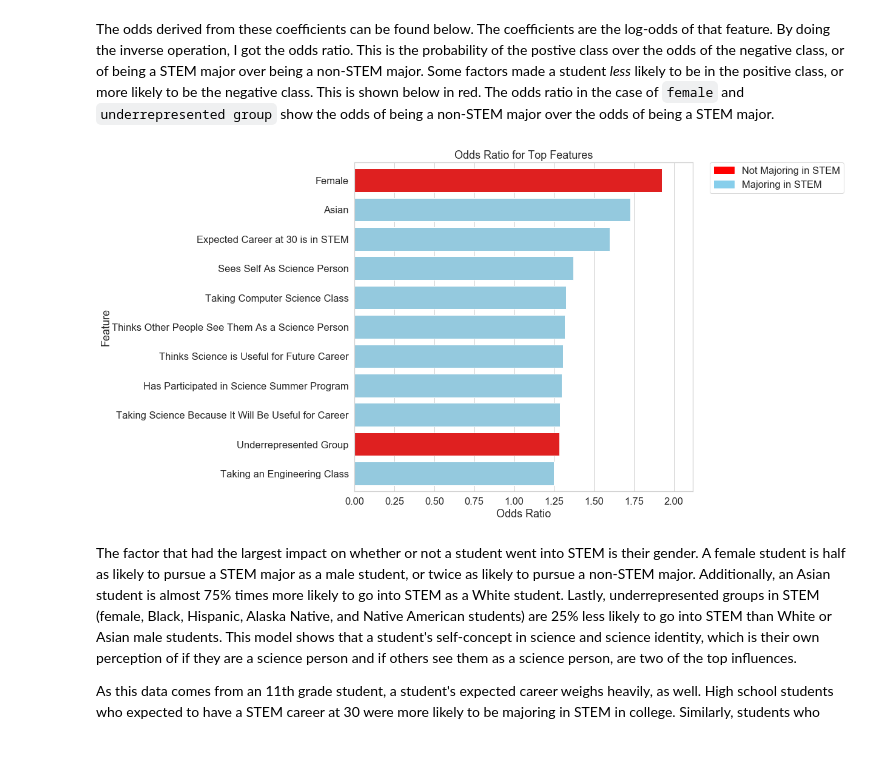
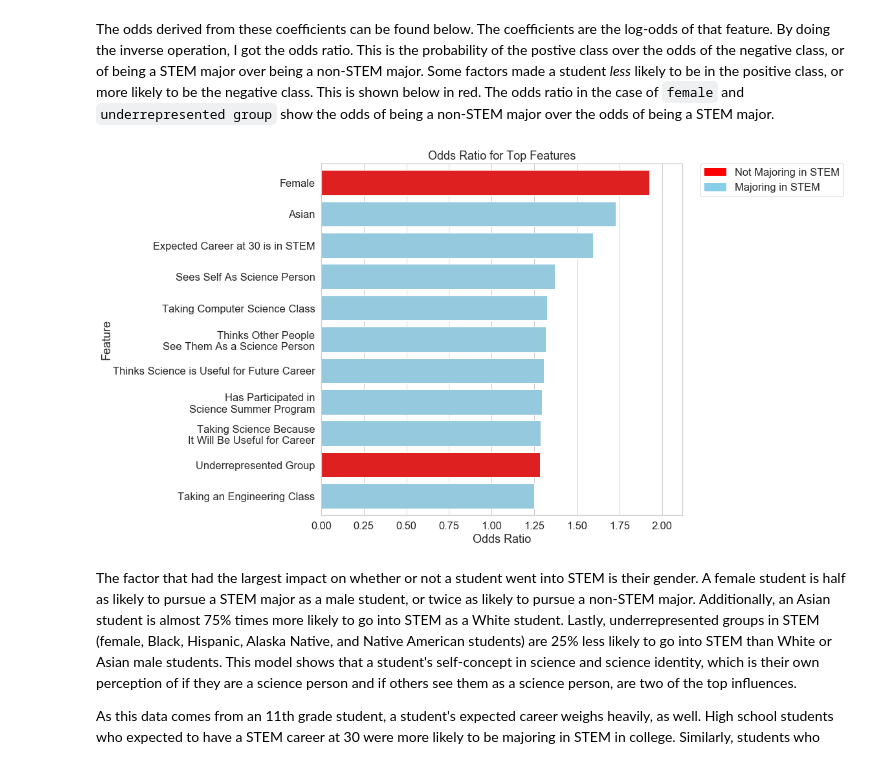
Before and after one commit to laurenphipps/STEM-majors, a Jupyter notebook: Final_Notebook.ipynb, the cells around one changed output. Saved outputs shown, nothing was run; the diff lists cells and outputs as text; code cells hidden in the pictures.

```diff
--- a/Final_Notebook.ipynb
+++ b/Final_Notebook.ipynb
@@ -783,32 +786,32 @@ The odds derived from these coefficients can be found below. The coefficients ar
 # %%
 coef_df['pos_odd'] = e**coef_df['coefficient_value']
 coef_df['neg_odd'] = 1/coef_df['pos_odd']
 coef_df['highest_odd'] = np.where(coef_df['pos_odd'] > coef_df['neg_odd'], coef_df['pos_odd'], coef_df['neg_odd'])
 coef_df.sort_values(by = 'highest_odd', ascending = False, inplace = True)
 top_ten = coef_df[:11]
 
 
 plt.figure(figsize = (10,10))
 clrs = ['red' if x == 'female' else 'red' if x == 'underrep' else 'skyblue' for x in top_ten['feature']]
 ax = sns.barplot(x ='highest_odd', y = 'feature', data = top_ten, palette = clrs, orient = 'horiz')
 plt.yticks(ticks = range(0,11), labels = ['Female', 'Asian', 'Expected Career at 30 is in STEM', 'Sees Self As Science Person',
-          'Taking Computer Science Class', 'Thinks Other People See Them As a Science Person',
-          'Thinks Science is Useful for Future Career', 'Has Participated in Science Summer Program',
-          'Taking Science Because It Will Be Useful for Career', 'Underrepresented Group', 'Taking an Engineering Class'])
+          'Taking Computer Science Class', 'Thinks Other People\nSee Them As a Science Person',
+          'Thinks Science is Useful for Future Career', 'Has Participated in\nScience Summer Program',
+          'Taking Science Because\nIt Will Be Useful for Career', 'Underrepresented Group', 'Taking an Engineering Class'])
 plt.margins(0.1, 0.02)
 ax.set_ylabel('Feature', labelpad = 0.5)
 ax.set_xlabel('Odds Ratio')
 ax.set_title('Odds Ratio for Top Features')
 legend = [Patch(facecolor='red', edgecolor='red', label='Not Majoring in STEM'), Patch(facecolor='skyblue', edgecolor='skyblue', label='Majoring in STEM')]
 ax.legend(handles = legend, bbox_to_anchor=(1.05, 1), loc=2, borderaxespad=0.)
 
 plt.savefig('img/feature-odds.png', bbox_inches='tight', transparent=True)
 
 ;
 
 plt.show()
 # %% [output]
-[figure, old version]
+[figure, new version]
 # %% [markdown]
 The factor that had the largest impact on whether or not a student went into STEM is their gender. A female student is half as likely to pursue a STEM major as a male student, or twice as likely to pursue a non-STEM major. Additionally, an Asian student is almost 75% times more likely to go into STEM as a White student. Lastly, underrepresented groups in STEM (female, Black, Hispanic, Alaska Native, and Native American students) are 25% less likely to go into STEM than White or Asian male students. This model shows that a student's self-concept in science and science identity, which is their own perception of if they are a science person and if others see them as a science person, are two of the top influences.
 
```
Also changed, not shown: parts of 8 cells of this notebook, 6 other files.
